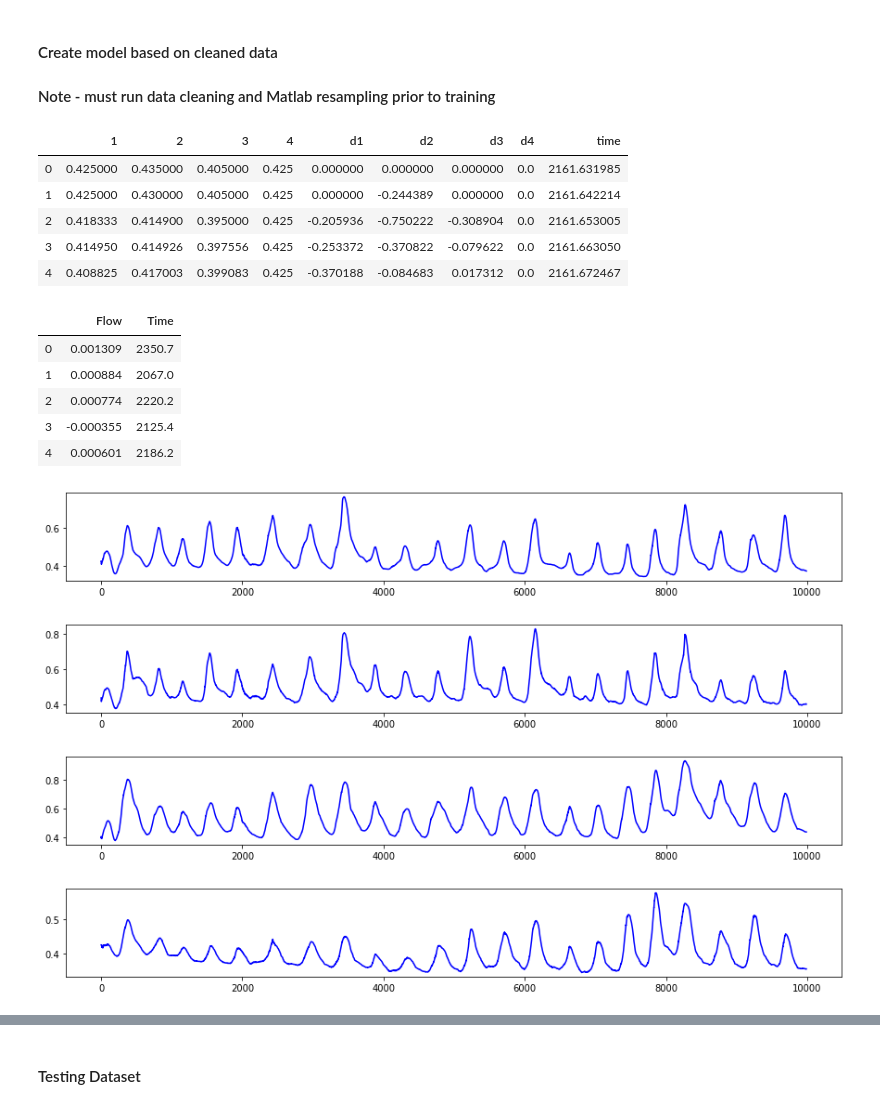
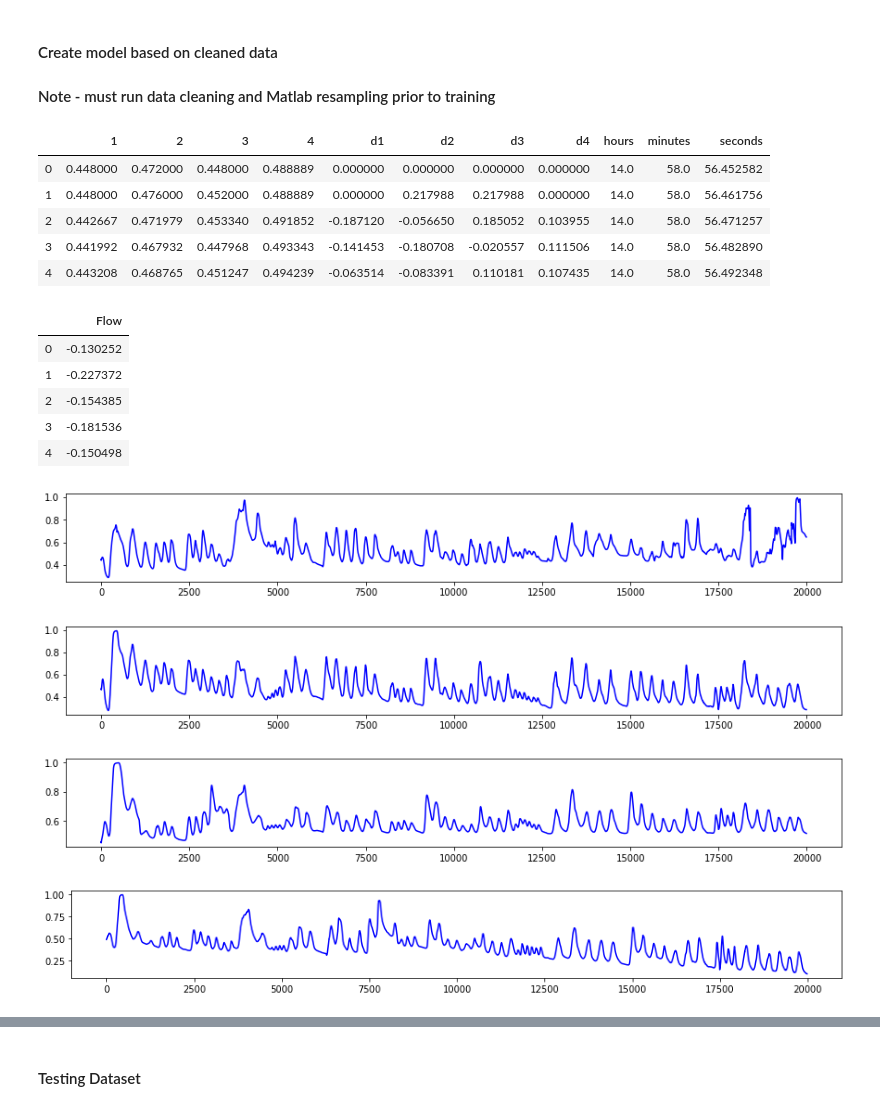
Before and after one commit to msfurr/coral_host, a Jupyter notebook: Jupyter_Notebooks/ModelTraining.ipynb, the cells around one changed output, grey strips where cells are left out. Cells and saved outputs as stored; diff of their text form; code cells hidden in the pictures.

```diff
--- a/Jupyter_Notebooks/ModelTraining.ipynb
+++ b/Jupyter_Notebooks/ModelTraining.ipynb
@@ -5,41 +5,41 @@
 # %%
 import pandas as pd
 import seaborn as sns
 import numpy as np
 import matplotlib.pyplot as plt
 import time
 from sklearn.preprocessing import MinMaxScaler
 
 import tensorflow as tf
 from sklearn.model_selection import train_test_split
 from sklearn.metrics import classification_report,confusion_matrix
 from sklearn.preprocessing import StandardScaler
 from tensorflow import keras
 import h5py
 
 df = pd.read_csv('sensors.csv')
-df.columns = ['1', '2', '3', '4', 'd1', 'd2', 'd3', 'd4', 'time']
+df.columns = ['1', '2', '3', '4', 'd1', 'd2', 'd3', 'd4', 'hours', 'minutes', 'seconds']
 
-flow = pd.read_csv('flow_training.csv')
-flow.columns = ['Flow', 'Time']
+flow = pd.read_csv('flow.csv')
+flow.columns = ['Flow']
 
 df.head()
 # %% [output]
-|  | 1 | 2 | 3 | 4 | d1 | d2 | d3 | d4 | time |
-| 0 | 0.425000 | 0.435000 | 0.405000 | 0.425 | 0.000000 | 0.000000 | 0.000000 | 0.0 | 2161.631985 |
-| 1 | 0.425000 | 0.430000 | 0.405000 | 0.425 | 0.000000 | -0.244389 | 0.000000 | 0.0 | 2161.642214 |
-| 2 | 0.418333 | 0.414900 | 0.395000 | 0.425 | -0.205936 | -0.750222 | -0.308904 | 0.0 | 2161.653005 |
-| 3 | 0.414950 | 0.414926 | 0.397556 | 0.425 | -0.253372 | -0.370822 | -0.079622 | 0.0 | 2161.663050 |
-| 4 | 0.408825 | 0.417003 | 0.399083 | 0.425 | -0.370188 | -0.084683 | 0.017312 | 0.0 | 2161.672467 |
+|  | 1 | 2 | 3 | 4 | d1 | d2 | d3 | d4 | hours | minutes | seconds |
+| 0 | 0.448000 | 0.472000 | 0.448000 | 0.488889 | 0.000000 | 0.000000 | 0.000000 | 0.000000 | 14.0 | 58.0 | 56.452582 |
+| 1 | 0.448000 | 0.476000 | 0.452000 | 0.488889 | 0.000000 | 0.217988 | 0.217988 | 0.000000 | 14.0 | 58.0 | 56.461756 |
+| 2 | 0.442667 | 0.471979 | 0.453340 | 0.491852 | -0.187120 | -0.056650 | 0.185052 | 0.103955 | 14.0 | 58.0 | 56.471257 |
+| 3 | 0.441992 | 0.467932 | 0.447968 | 0.493343 | -0.141453 | -0.180708 | -0.020557 | 0.111506 | 14.0 | 58.0 | 56.482890 |
+| 4 | 0.443208 | 0.468765 | 0.451247 | 0.494239 | -0.063514 | -0.083391 | 0.110181 | 0.107435 | 14.0 | 58.0 | 56.492348 |
 # %%
 flow.head()
 # %% [output]
-|  | Flow | Time |
-| 0 | 0.001309 | 2350.7 |
-| 1 | 0.000884 | 2067.0 |
-| 2 | 0.000774 | 2220.2 |
-| 3 | -0.000355 | 2125.4 |
-| 4 | 0.000601 | 2186.2 |
+|  | Flow |
+| 0 | -0.130252 |
+| 1 | -0.227372 |
+| 2 | -0.154385 |
+| 3 | -0.181536 |
+| 4 | -0.150498 |
 # %%
 x = range(0, len(df))
 fig = plt.figure(figsize = (15, 8))
@@ -62,10 +62,10 @@ plt.subplot(4,1,4)
 plt.plot(x, df['4'], 'b')
 plt.show()
 # %% [output]
-[figure, old version]
+[figure, new version]
-[figure, old version]
+[figure, new version]
-[figure, old version]
+[figure, new version]
-[figure, old version]
+[figure, new version]
 # %%
 fig = plt.figure(figsize = (15, 8))
 plt.plot(flow['Flow'])
```
Also changed, not shown: parts of 9 cells of this notebook, 3 other files.
